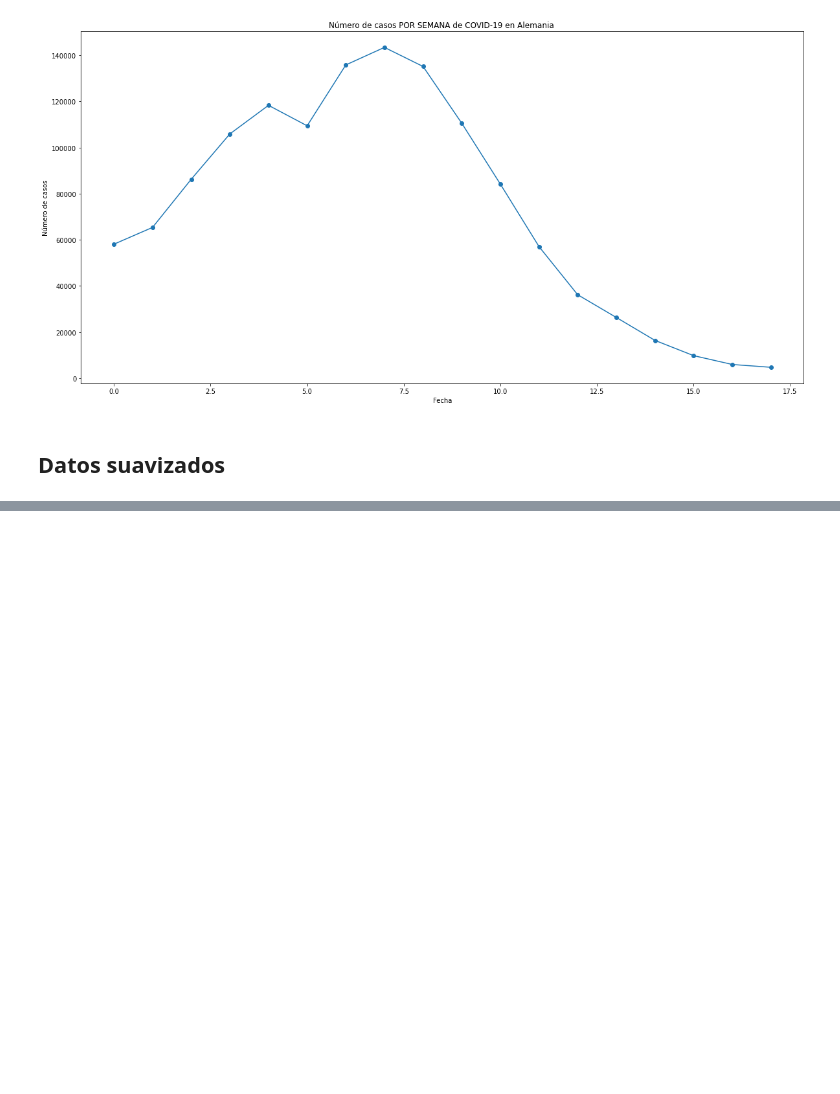
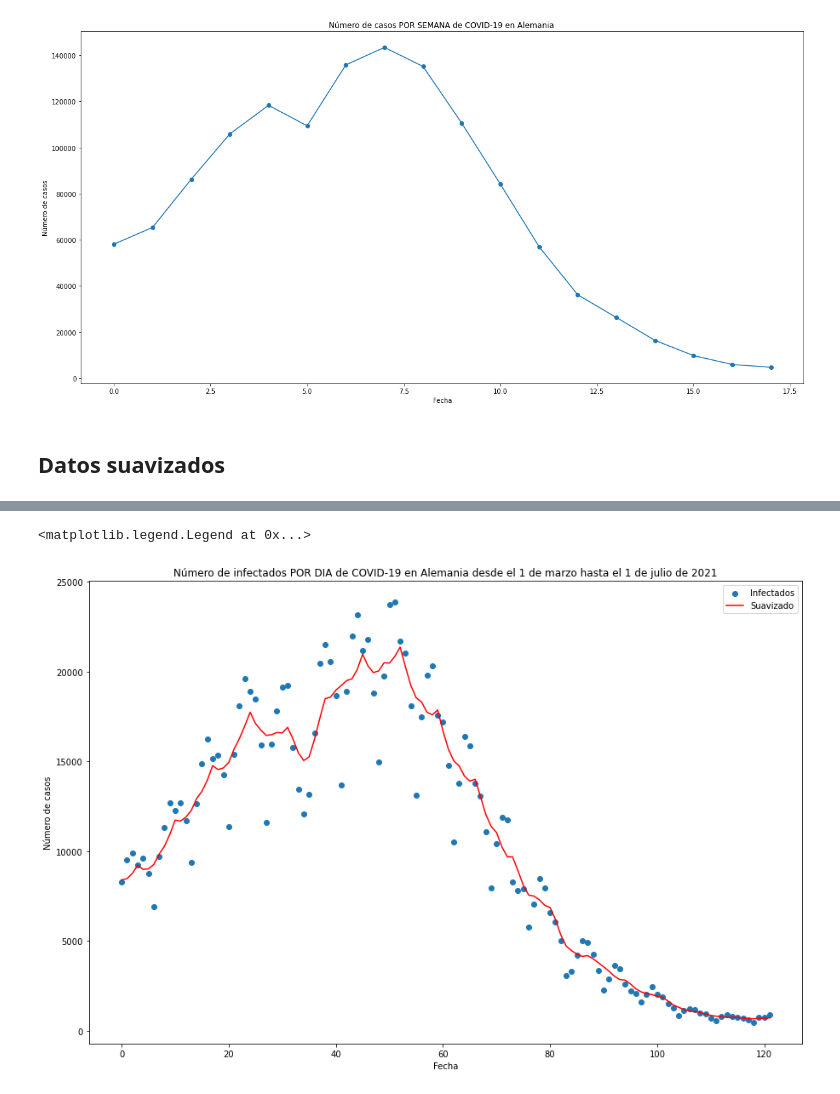
Before and after one commit to oazula/Dinamica-V, a Jupyter notebook: Analisis de datos Alemania.ipynb, the cells around one changed output, grey strips where cells are left out. Drawn from its saved outputs; the diff is of its cells as text; code cells hidden in the pictures; blank space fills up the shorter version.

```diff
--- a/Analisis de datos Alemania.ipynb
+++ b/Analisis de datos Alemania.ipynb
@@ -317,0 +364,14 @@ Text(0, 0.5, 'Número de casos')
+# %%
+plt.figure(figsize=(15, 10))
+plt.scatter(days, infected_by_date[425:547], label='Infectados')
+plt.plot(days, infected, color='red', label='Suavizado')
+#plt.plot(days, cases_by_date[425:547], label='casos por dia', color='green') #TODO: Revisar, al parecer son los mismos datos
+plt.title('Número de infectados POR DIA de COVID-19 en Alemania desde el 1 de marzo hasta el 1 de julio de 2021')
+plt.xlabel('Fecha')
+plt.ylabel('Número de casos')
+plt.legend()
+
+#! Aunque se realizó el suavizado, los datos aun no coinciden con los del paper
+# %% [output]
+<matplotlib.legend.Legend at 0x...>
+[figure, added]
```
Also changed, not shown: parts of 6 cells of this notebook, 2 other files.
